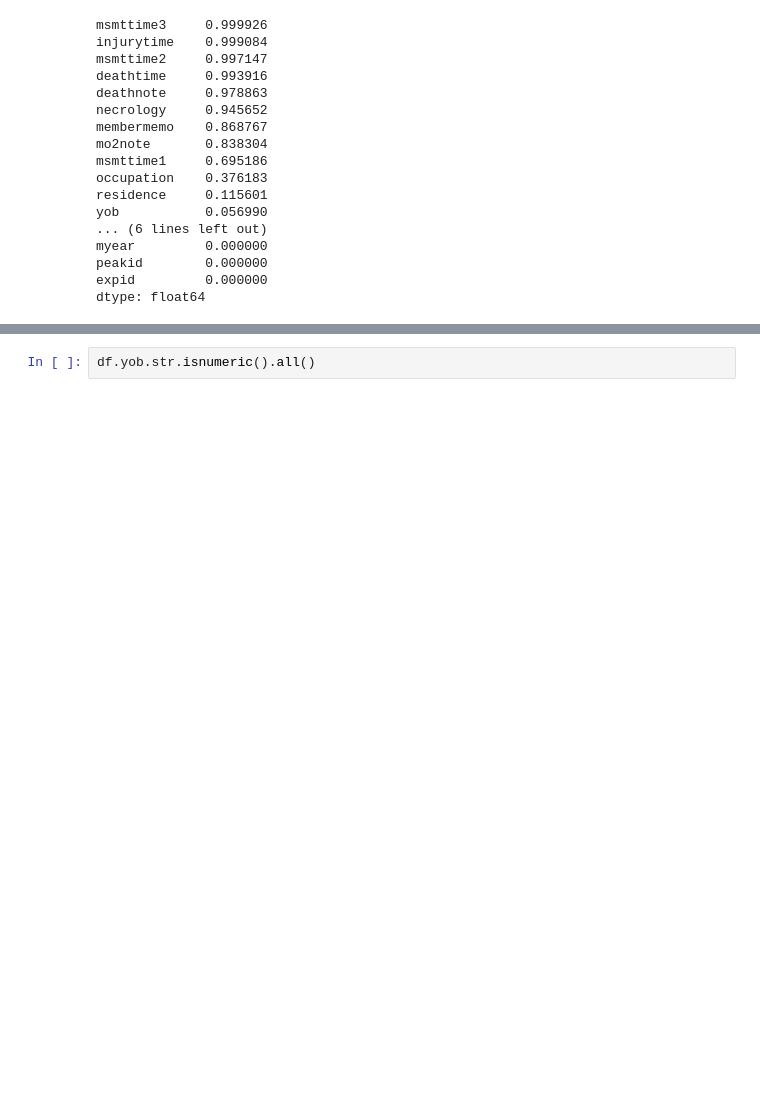
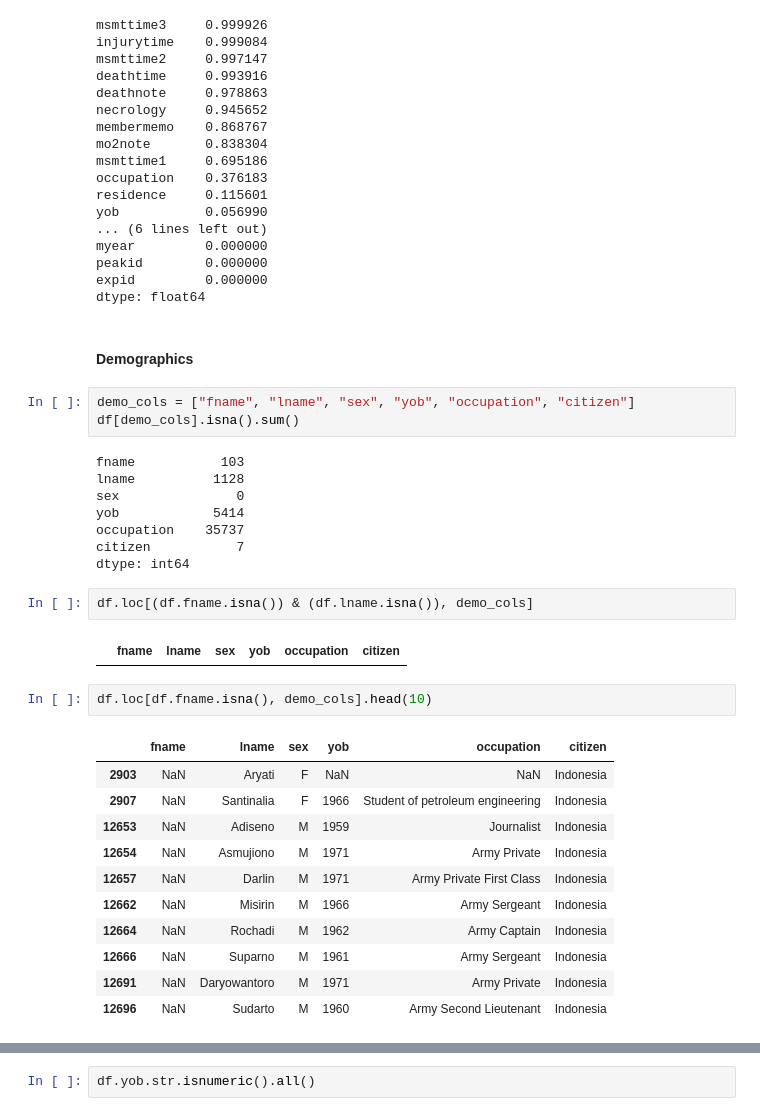
Before and after one commit to bastien-winant/himalayan-db-pipeline, a Jupyter notebook: notebooks/eda_members.ipynb, the cells around one changed output, grey strips where cells are left out. Saved outputs shown, nothing was run; the diff lists cells and outputs as text; blank space fills up the shorter version.

```diff
--- a/notebooks/eda_members.ipynb
+++ b/notebooks/eda_members.ipynb
@@ -100,3 +101,34 @@ myear         0.000000
 peakid        0.000000
 expid         0.000000
 dtype: float64
+# %% [markdown]
+#### Demographics
+# %%
+demo_cols = ["fname", "lname", "sex", "yob", "occupation", "citizen"]
+df[demo_cols].isna().sum()
+# %% [output]
+fname           103
+lname          1128
+sex               0
+yob            5414
+occupation    35737
+citizen           7
+dtype: int64
+# %%
+df.loc[(df.fname.isna()) & (df.lname.isna()), demo_cols]
+# %% [output]
+|  | fname | lname | sex | yob | occupation | citizen |
+# %%
+df.loc[df.fname.isna(), demo_cols].head(10)
+# %% [output]
+|  | fname | lname | sex | yob | occupation | citizen |
+| 2903 | NaN | Aryati | F | NaN | NaN | Indonesia |
+| 2907 | NaN | Santinalia | F | 1966 | Student of petroleum engineering | Indonesia |
+| 12653 | NaN | Adiseno | M | 1959 | Journalist | Indonesia |
+| 12654 | NaN | Asmujiono | M | 1971 | Army Private | Indonesia |
+| 12657 | NaN | Darlin | M | 1971 | Army Private First Class | Indonesia |
+| 12662 | NaN | Misirin | M | 1966 | Army Sergeant | Indonesia |
+| 12664 | NaN | Rochadi | M | 1962 | Army Captain | Indonesia |
+| 12666 | NaN | Suparno | M | 1961 | Army Sergeant | Indonesia |
+| 12691 | NaN | Daryowantoro | M | 1971 | Army Private | Indonesia |
+| 12696 | NaN | Sudarto | M | 1960 | Army Second Lieutenant | Indonesia |
```
Also changed, not shown: parts of 55 cells of this notebook, 3 other files.
